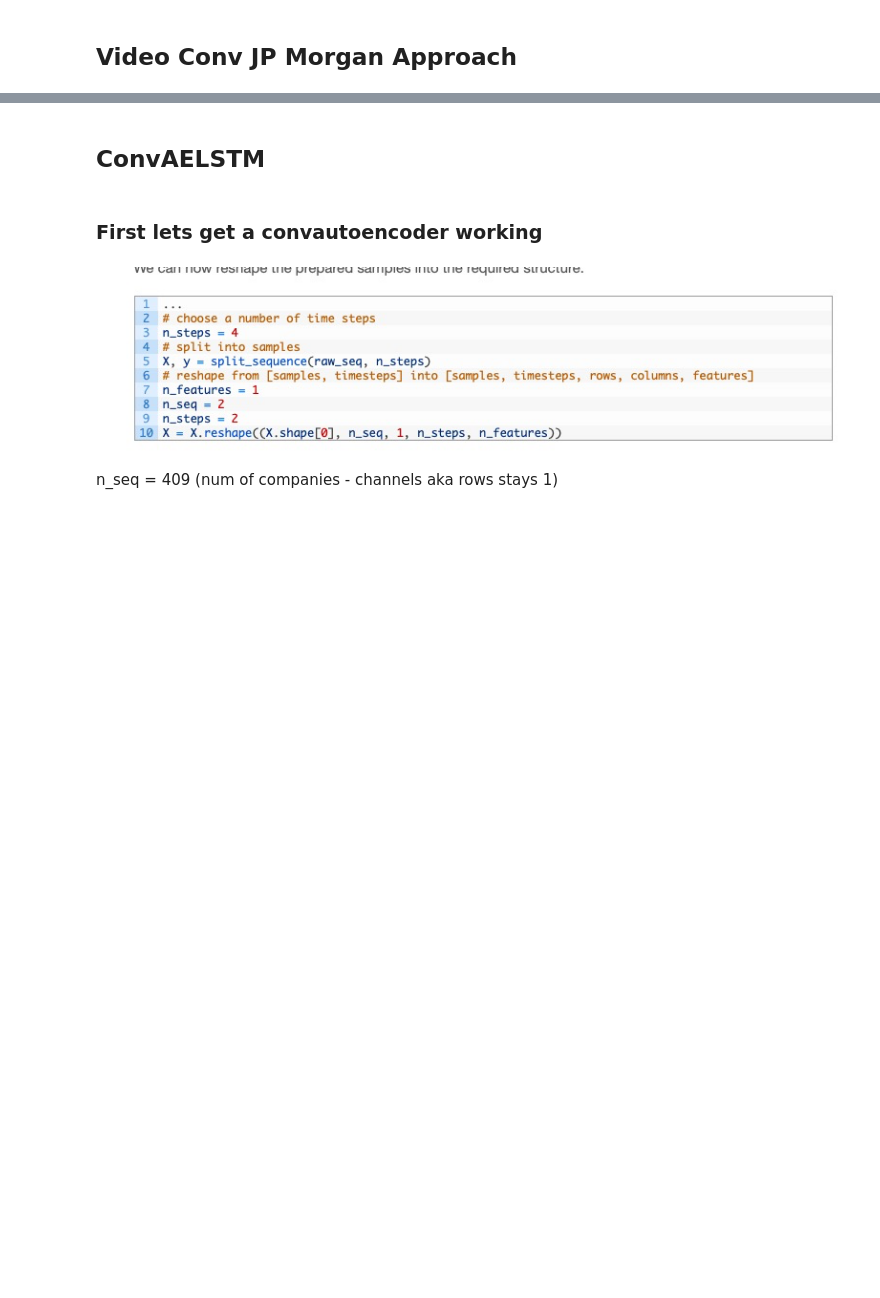
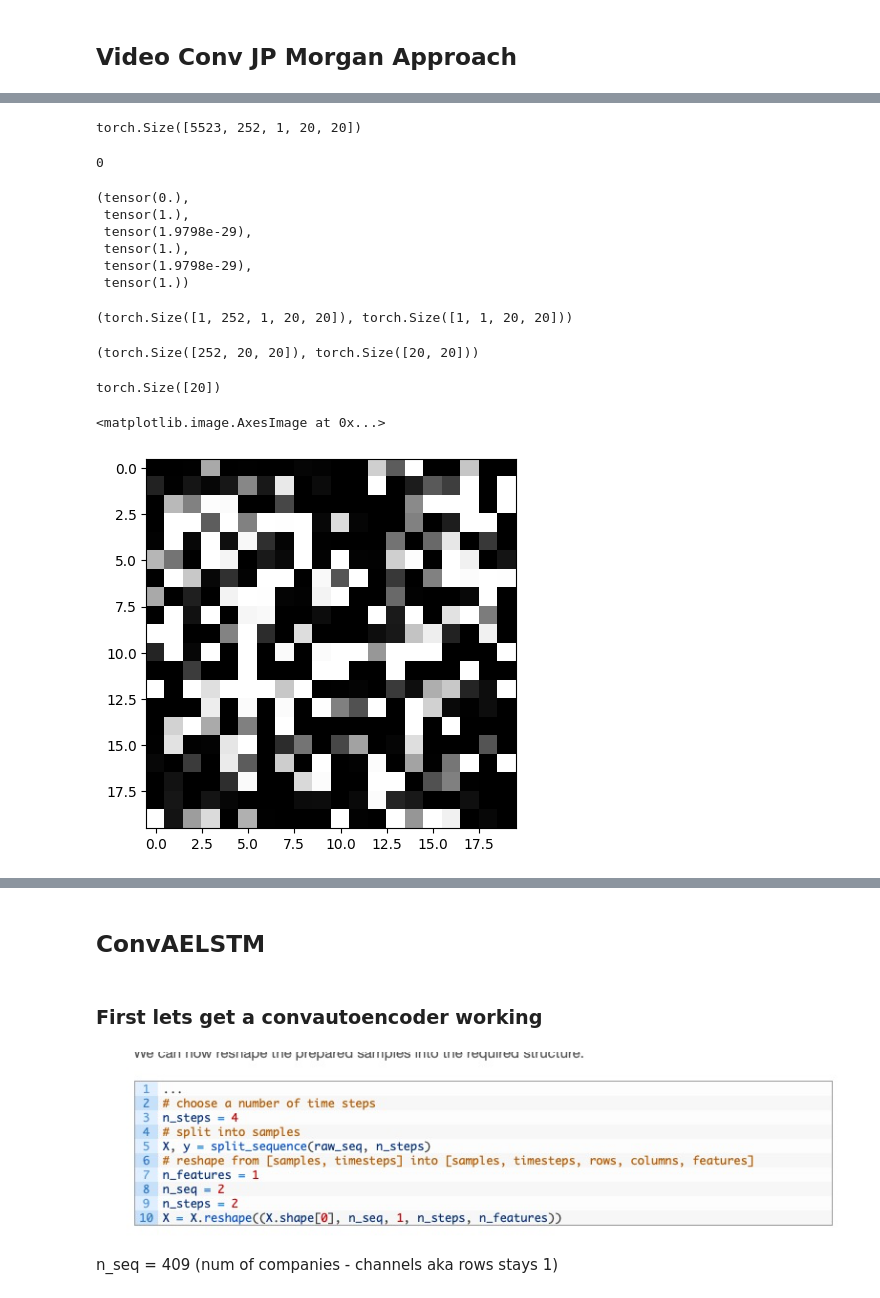
Before and after one commit to JPBergmann/Master-Thesis, a Jupyter notebook: cs_baseline_monthly_USCA.ipynb, the cells around one changed output, grey strips where cells are left out. Saved outputs shown, nothing was run; the diff lists cells and outputs as text; code cells hidden in the pictures; blank space fills up the shorter version.

```diff
--- a/cs_baseline_monthly_USCA.ipynb
+++ b/cs_baseline_monthly_USCA.ipynb
@@ -304,0 +114,6 @@ TypeError: Invalid shape (2, 1, 20, 20) for image data
+# %%
+BATCH_SIZE = 8
+LOOKBACK = 12*21
+LEARNING_RATE = 1e-4
+# %%
+data = CS_VID_DATAMODULE(batch_size=BATCH_SIZE, lookback=LOOKBACK, pred_horizon=21, multistep=False, data_type="daily", overwrite_cache=True, pred_target="return")
@@ -304,0 +156,41 @@ TypeError: Invalid shape (2, 1, 20, 20) for image data
+# %%
+data.prepare_data()
+data.setup()
+data.X_train_tensor.shape
+# %% [output]
+torch.Size([5523, 252, 1, 20, 20])
+# %%
+np.isnan(data.X_train_tensor.numpy()).sum()
+# %% [output]
+0
+# %%
+data.X_train_tensor.min(), data.X_train_tensor.max(), data.X_val_tensor.min(), data.X_val_tensor.max(), data.X_test_tensor.min(), data.X_test_tensor.max()
+# %% [output]
+(tensor(0.),
+ tensor(1.),
+ tensor(1.9798e-29),
+ tensor(1.),
+ tensor(1.9798e-29),
+ tensor(1.))
+# %%
+# Get first iter of train loader using next
+x_in, y_in = next(iter(data.val_dataloader()))
+# %%
+x_in.shape, y_in.shape
+# %% [output]
+(torch.Size([1, 252, 1, 20, 20]), torch.Size([1, 1, 20, 20]))
+# %%
+x_in.squeeze().shape, y_in.squeeze().shape
+# %% [output]
+(torch.Size([252, 20, 20]), torch.Size([20, 20]))
+# %%
+y_in.squeeze()[-1].shape
+# %% [output]
+torch.Size([20])
+# %%
+from torchvision.utils import make_grid
+
+plt.imshow(x_in.squeeze()[-1].numpy(), cmap="gray")
+# %% [output]
+<matplotlib.image.AxesImage at 0x...>
+[figure, added]
```
Also changed, not shown: parts of 53 cells of this notebook, 7 other files.
